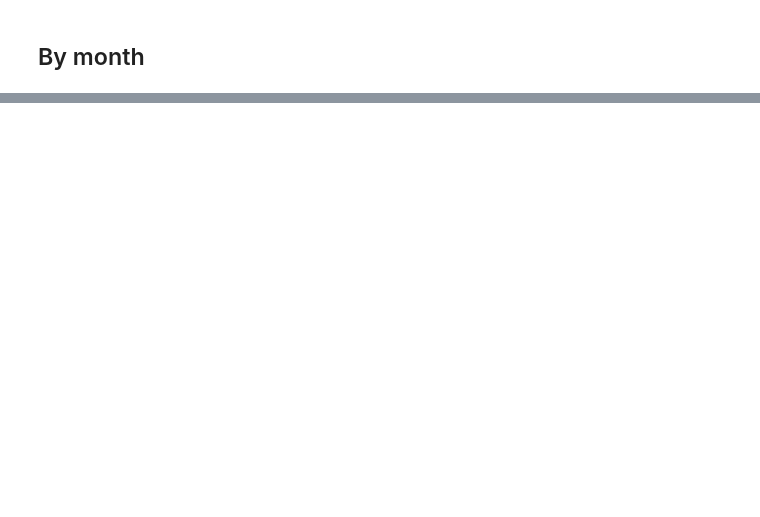
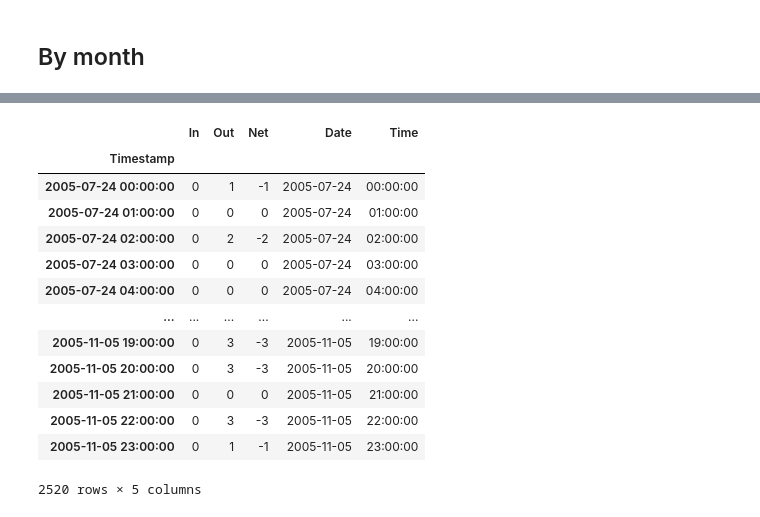
Before and after one commit to ajhender762/DataIncubatorPandas_timestamp_class, a Jupyter notebook: Visualization_Demo.ipynb, the cells around one changed output, grey strips where cells are left out. Saved outputs shown, nothing was run; the diff lists cells and outputs as text; code cells hidden in the pictures; blank space fills up the shorter version.

```diff
--- a/Visualization_Demo.ipynb
+++ b/Visualization_Demo.ipynb
@@ -136,3 +195,20 @@ monthly = df_hourly.groupby('Month')
+# %%
+df_hourly
+# %% [output]
+|  | In | Out | Net | Date | Time |
+| Timestamp |  |  |  |  |  |
+| 2005-07-24 00:00:00 | 0 | 1 | -1 | 2005-07-24 | 00:00:00 |
+| 2005-07-24 01:00:00 | 0 | 0 | 0 | 2005-07-24 | 01:00:00 |
+| 2005-07-24 02:00:00 | 0 | 2 | -2 | 2005-07-24 | 02:00:00 |
+| 2005-07-24 03:00:00 | 0 | 0 | 0 | 2005-07-24 | 03:00:00 |
+| 2005-07-24 04:00:00 | 0 | 0 | 0 | 2005-07-24 | 04:00:00 |
+| ... | ... | ... | ... | ... | ... |
+| 2005-11-05 19:00:00 | 0 | 3 | -3 | 2005-11-05 | 19:00:00 |
+| 2005-11-05 20:00:00 | 0 | 3 | -3 | 2005-11-05 | 20:00:00 |
+| 2005-11-05 21:00:00 | 0 | 0 | 0 | 2005-11-05 | 21:00:00 |
+| 2005-11-05 22:00:00 | 0 | 3 | -3 | 2005-11-05 | 22:00:00 |
+| 2005-11-05 23:00:00 | 0 | 1 | -1 | 2005-11-05 | 23:00:00 |
+2520 rows × 5 columns
 # %%
 def monthly_inflow(monthly):
 
```
Also changed, not shown: parts of 12 cells of this notebook.
